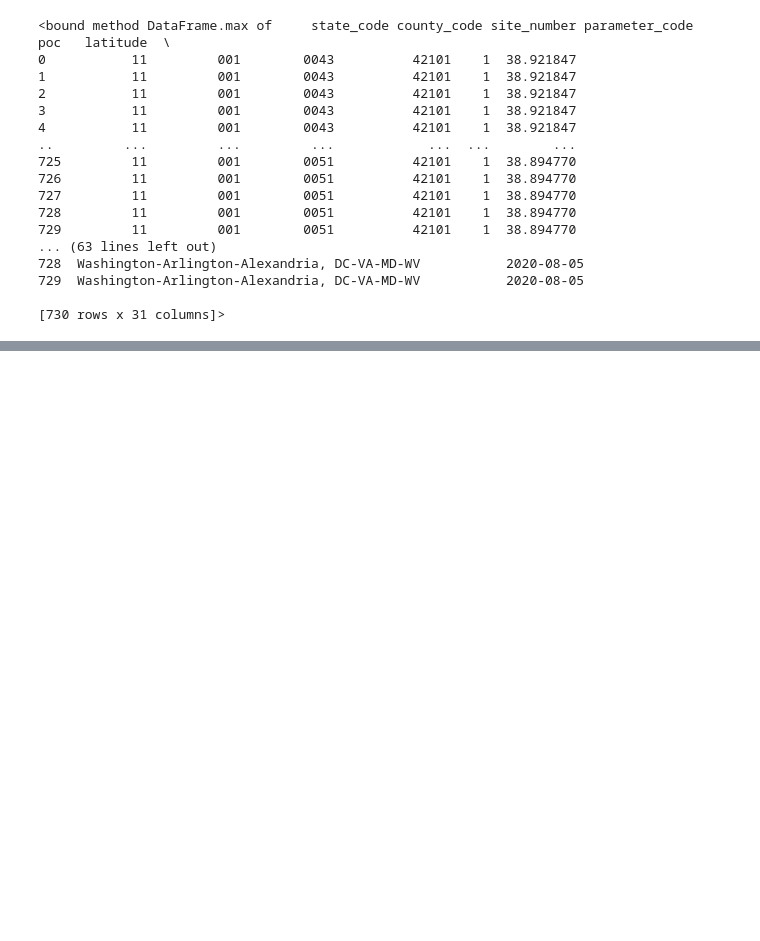
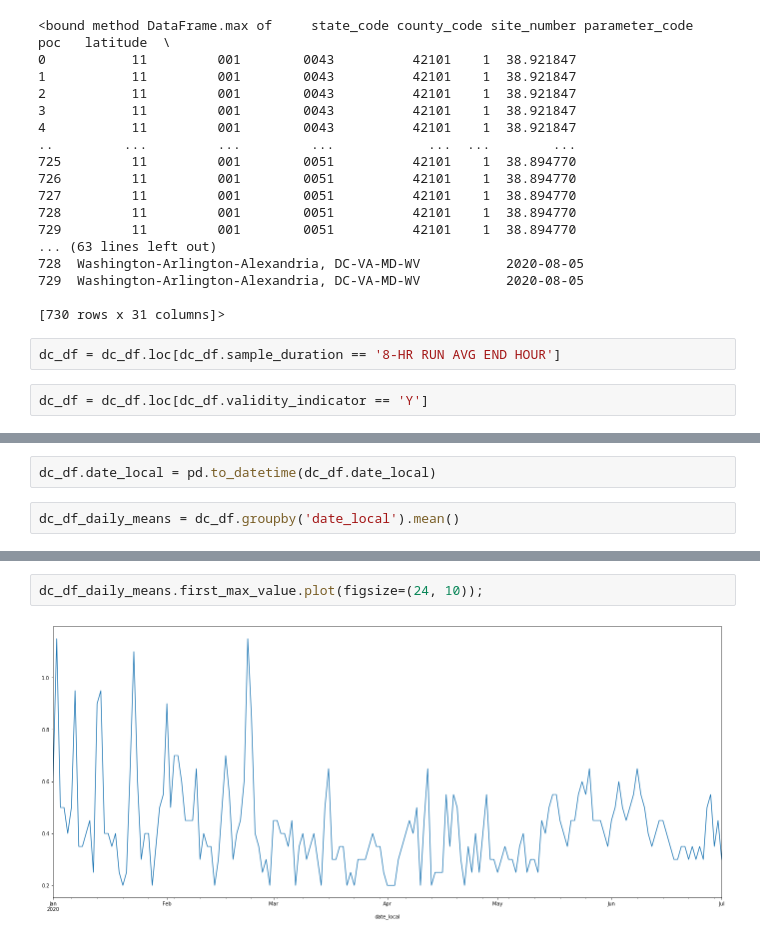
Before and after one commit to TrentELittle/BootcampProject1, a Jupyter notebook: project_main.ipynb, the cells around one changed output, grey strips where cells are left out. Drawn from its saved outputs; the diff is of its cells as text; blank space fills up the shorter version.

```diff
--- a/project_main.ipynb
+++ b/project_main.ipynb
@@ -372,3 +372,7 @@ dc_df.max
 729  Washington-Arlington-Alexandria, DC-VA-MD-WV           2020-08-05
 
 [730 rows x 31 columns]>
+# %%
+dc_df = dc_df.loc[dc_df.sample_duration == '8-HR RUN AVG END HOUR']
+# %%
+dc_df = dc_df.loc[dc_df.validity_indicator == 'Y']
@@ -374,0 +389,4 @@ dc_df.max
+# %%
+dc_df.date_local = pd.to_datetime(dc_df.date_local)
+# %%
+dc_df_daily_means = dc_df.groupby('date_local').mean()
@@ -374,0 +403,4 @@ dc_df.max
+# %%
+dc_df_daily_means.first_max_value.plot(figsize=(24, 10));
+# %% [output]
+[figure, added]
```
Also changed, not shown: parts of 2 cells of this notebook.
